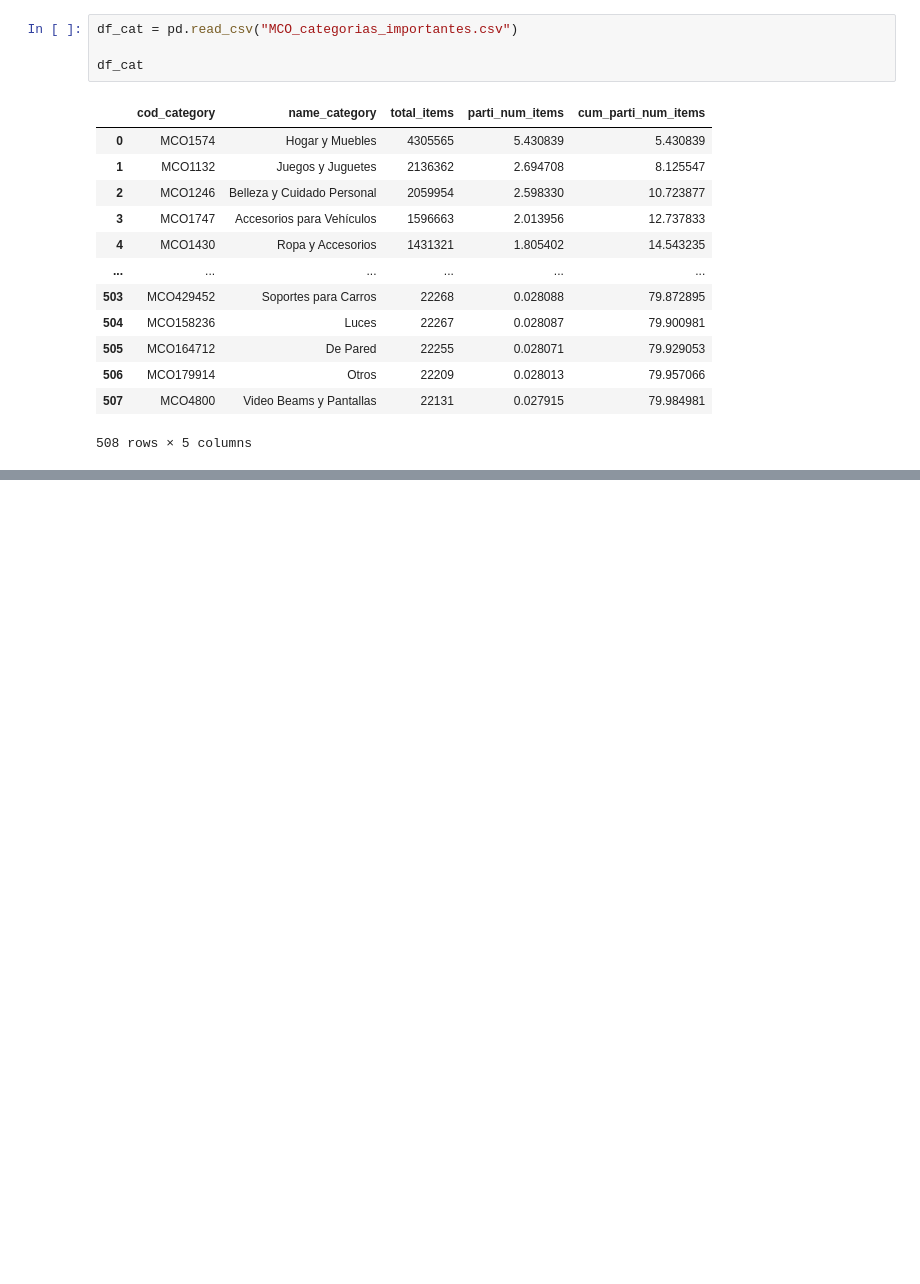
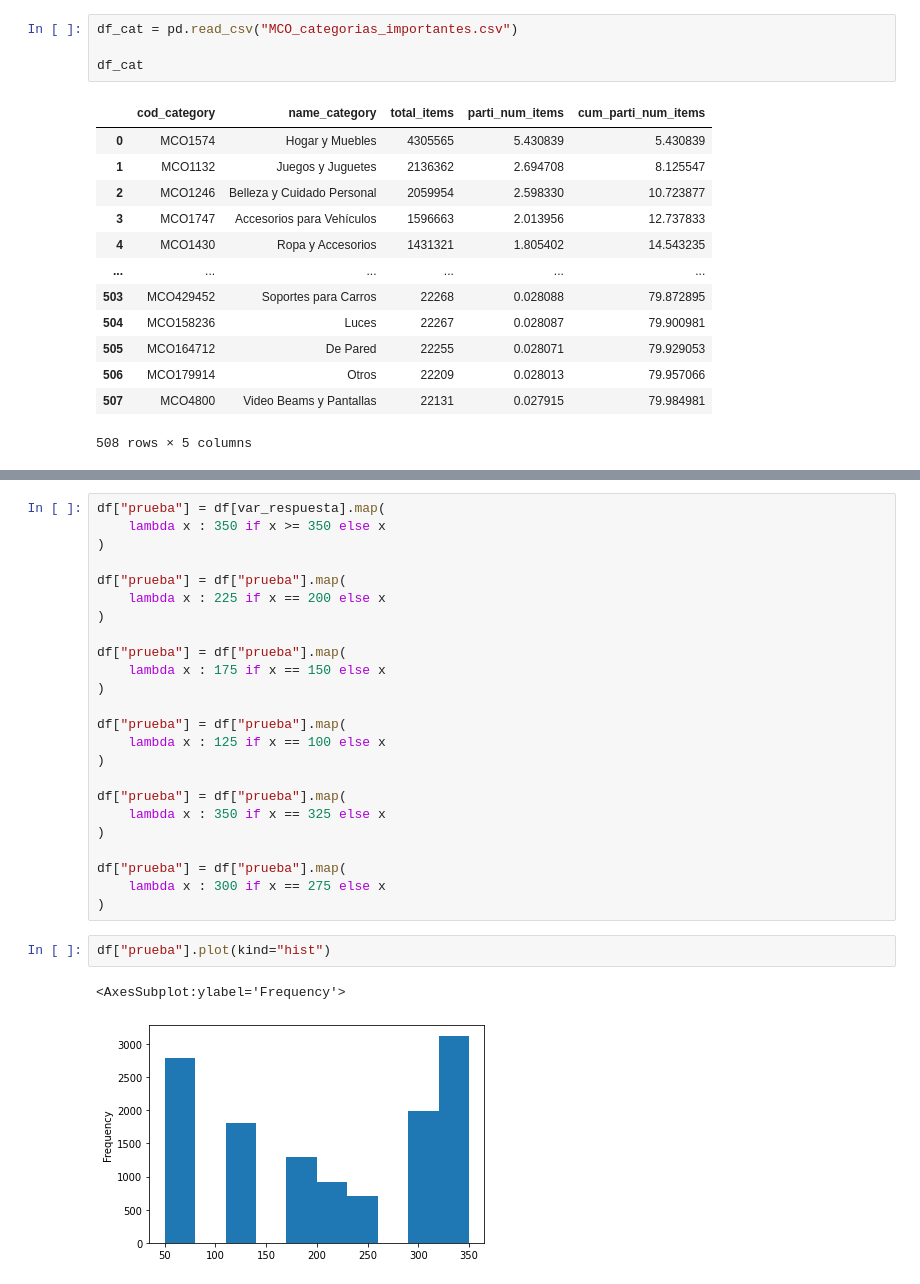
Before and after one commit to jacosta13/descuentos-MELI, a Jupyter notebook: Modelo.ipynb, the cells around one changed output, grey strips where cells are left out. Drawn from its saved outputs; the diff is of its cells as text; blank space fills up the shorter version.

```diff
--- a/Modelo.ipynb
+++ b/Modelo.ipynb
@@ -105,0 +745,29 @@ df_tot.to_csv("Data_Modelo/data_set.csv", index=False)
+# %%
+df["prueba"] = df[var_respuesta].map(
+    lambda x : 350 if x >= 350 else x
+)
+
+df["prueba"] = df["prueba"].map(
+    lambda x : 225 if x == 200 else x
+)
+
+df["prueba"] = df["prueba"].map(
+    lambda x : 175 if x == 150 else x
+)
+
+df["prueba"] = df["prueba"].map(
+    lambda x : 125 if x == 100 else x
+)
+
+df["prueba"] = df["prueba"].map(
+    lambda x : 350 if x == 325 else x
+)
+
+df["prueba"] = df["prueba"].map(
+    lambda x : 300 if x == 275 else x
+)
+# %%
+df["prueba"].plot(kind="hist")
+# %% [output]
+<AxesSubplot:ylabel='Frequency'>
+[figure, added]
```
Also changed, not shown: parts of 113 cells of this notebook, 3 other files.
